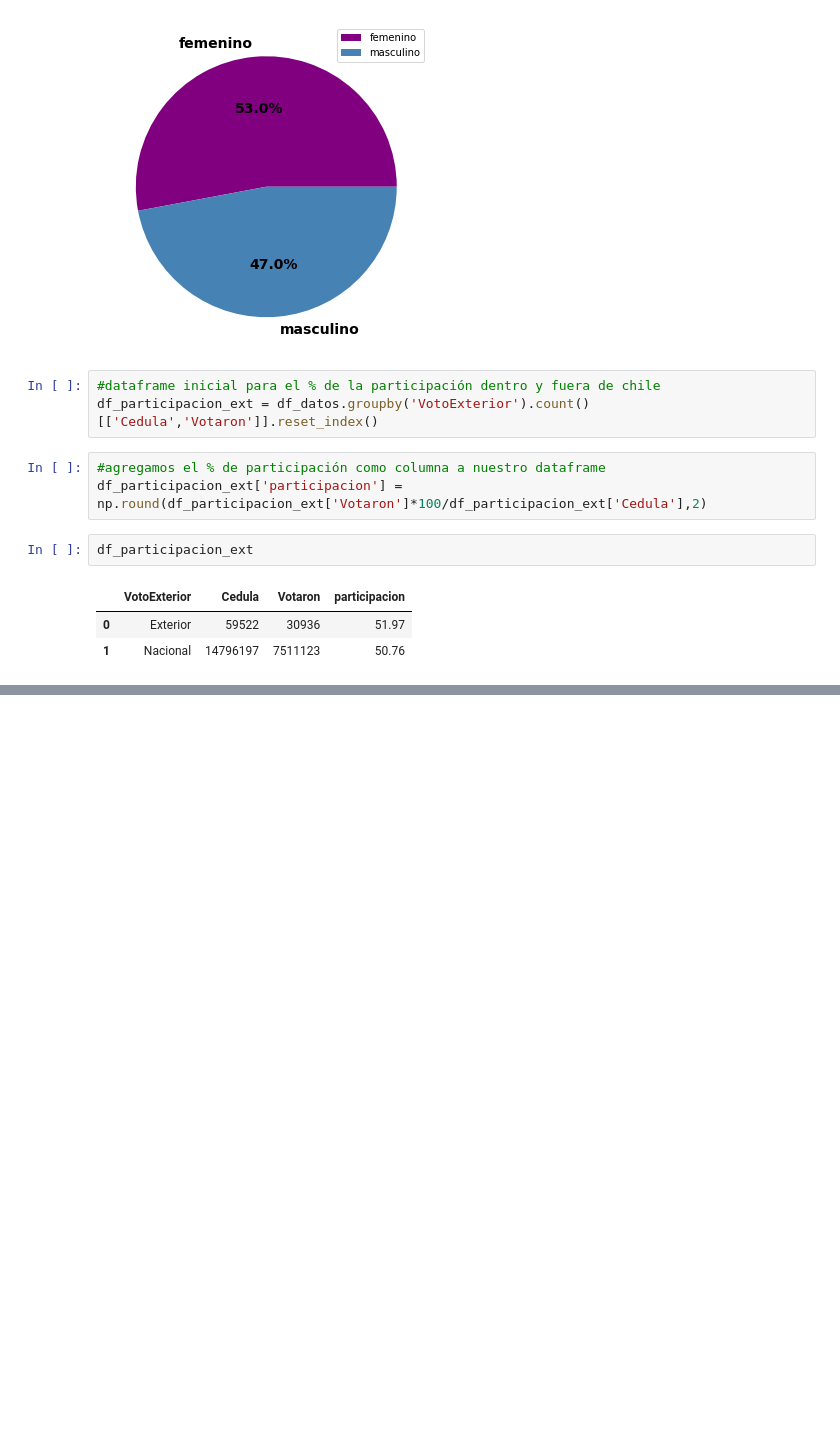
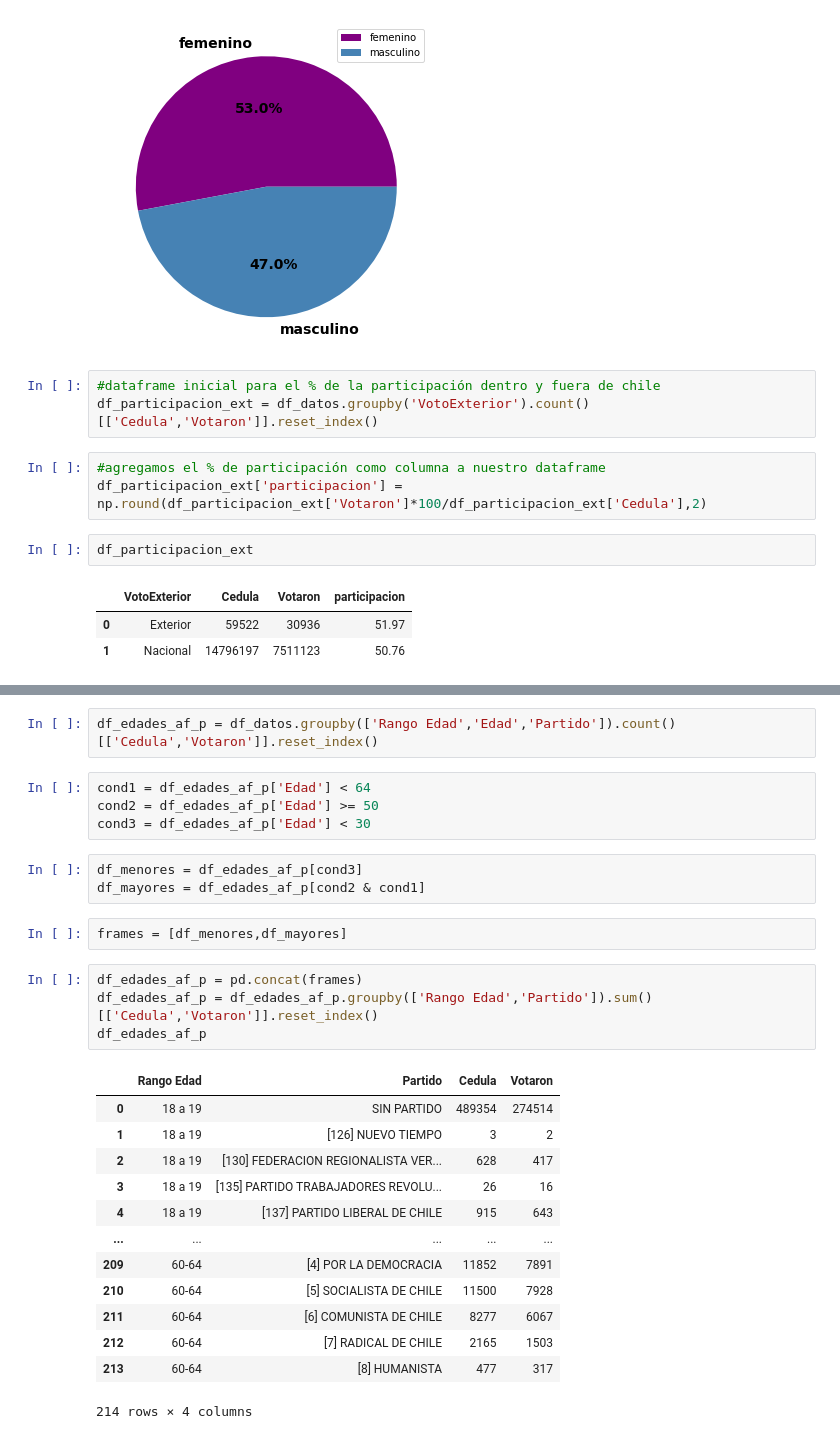
Before and after one commit to framirezv/proyecto-portafolio, a Jupyter notebook: notebooks/EDA_plebiscito_chile_v2.ipynb, the cells around one changed output, grey strips where cells are left out. Saved outputs shown, nothing was run; the diff lists cells and outputs as text; blank space fills up the shorter version.

```diff
--- a/notebooks/EDA_plebiscito_chile_v2.ipynb
+++ b/notebooks/EDA_plebiscito_chile_v2.ipynb
@@ -521,0 +521,29 @@ df_participacion_ext
+# %%
+df_edades_af_p = df_datos.groupby(['Rango Edad','Edad','Partido']).count()[['Cedula','Votaron']].reset_index()
+# %%
+cond1 = df_edades_af_p['Edad'] < 64
+cond2 = df_edades_af_p['Edad'] >= 50
+cond3 = df_edades_af_p['Edad'] < 30
+# %%
+df_menores = df_edades_af_p[cond3]
+df_mayores = df_edades_af_p[cond2 & cond1]
+# %%
+frames = [df_menores,df_mayores]
+# %%
+df_edades_af_p = pd.concat(frames)
+df_edades_af_p = df_edades_af_p.groupby(['Rango Edad','Partido']).sum()[['Cedula','Votaron']].reset_index()
+df_edades_af_p
+# %% [output]
+|  | Rango Edad | Partido | Cedula | Votaron |
+| 0 | 18 a 19 | SIN PARTIDO | 489354 | 274514 |
+| 1 | 18 a 19 | [126] NUEVO TIEMPO | 3 | 2 |
+| 2 | 18 a 19 | [130] FEDERACION REGIONALISTA VER... | 628 | 417 |
+| 3 | 18 a 19 | [135] PARTIDO TRABAJADORES REVOLU... | 26 | 16 |
+| 4 | 18 a 19 | [137] PARTIDO LIBERAL DE CHILE | 915 | 643 |
+| ... | ... | ... | ... | ... |
+| 209 | 60-64 | [4] POR LA DEMOCRACIA | 11852 | 7891 |
+| 210 | 60-64 | [5] SOCIALISTA DE CHILE | 11500 | 7928 |
+| 211 | 60-64 | [6] COMUNISTA DE CHILE | 8277 | 6067 |
+| 212 | 60-64 | [7] RADICAL DE CHILE | 2165 | 1503 |
+| 213 | 60-64 | [8] HUMANISTA | 477 | 317 |
+214 rows × 4 columns
```
Also changed, not shown: parts of 13 cells of this notebook.
